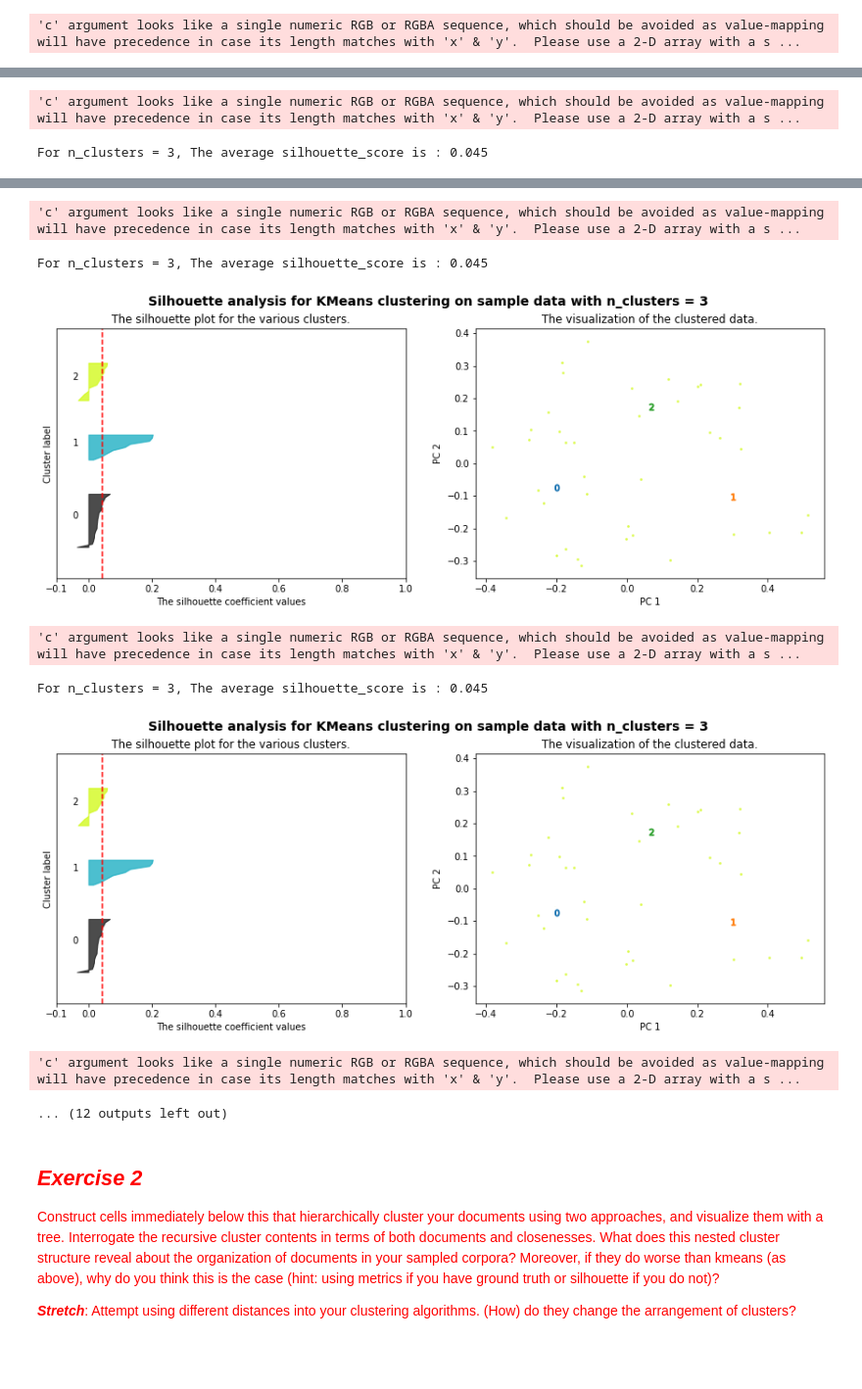
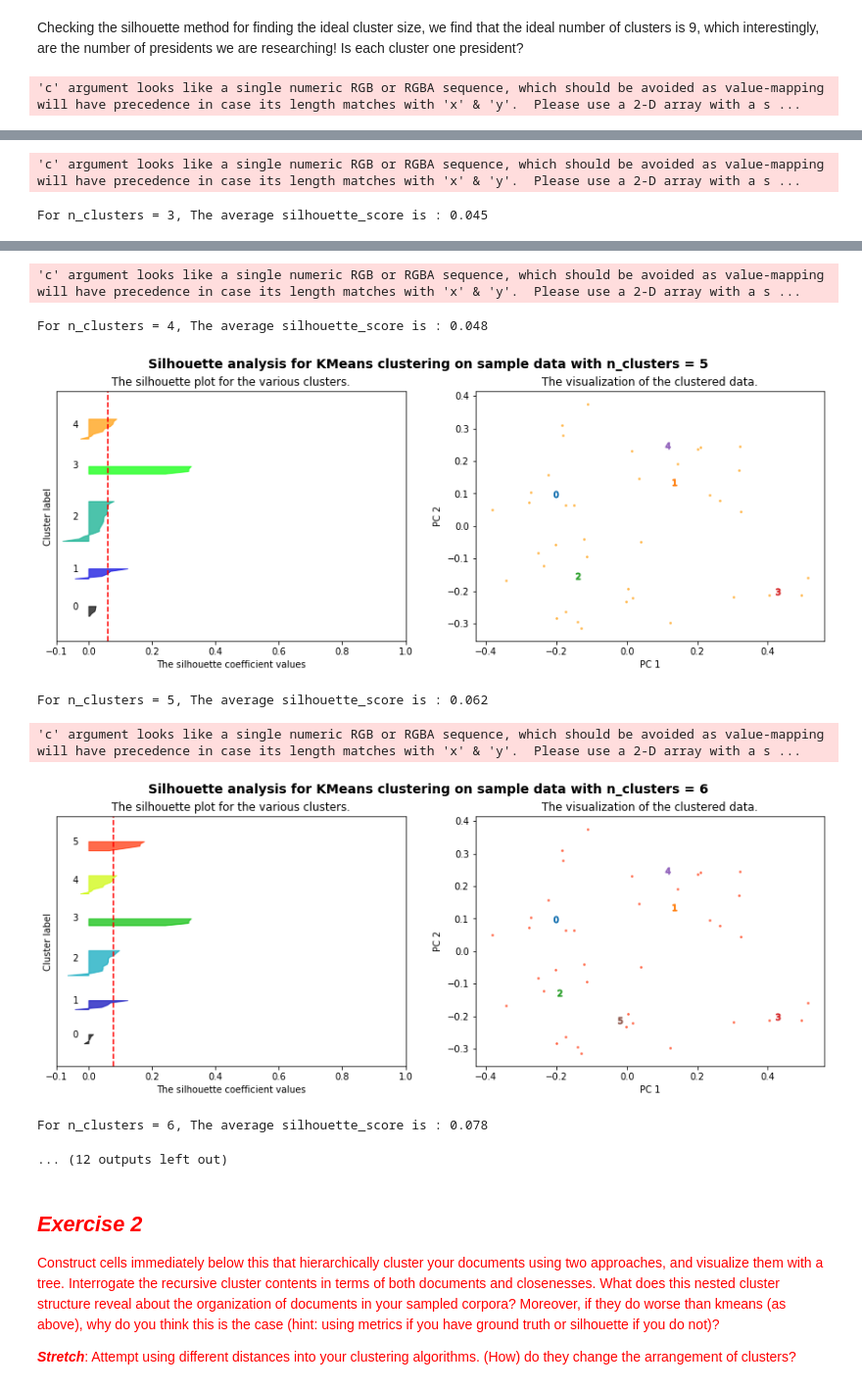
Before and after one commit to ccsuehara/Content-Analysis-2020, a Jupyter notebook: week-6/HW6_doing.ipynb, the cells around one changed output, grey strips where cells are left out. Shown at 98% size. Drawn from its saved outputs; the diff is of its cells as text; code cells hidden in the pictures; blank space fills up the shorter version.

Commit message:
please grade HW6_doing

```diff
--- a/week-6/HW6_doing.ipynb
+++ b/week-6/HW6_doing.ipynb
@@ -50,7 +50,7 @@ stop_words = get_stop_words('es')
 # %%
 def loadcorpus2(corpus_name, corpus_style="text"):
     texts_raw = {}
-    for file in os.listdir(corpus_name + "/"):
+    for file in listdir(corpus_name + "/"):
         file2 = corpus_name + "/" + file
         print(file)
         texts_raw[file] = []
@@ -59,6 +59,6 @@ def loadcorpus2(corpus_name, corpus_style="text"):
                 texts_raw[file].append(line)
     return texts_raw
 # %%
-speeches_dir = 'data/presidentialSpeechPeru/txt'
+speeches_dir = '/content/txt'
 speeches_raw = loadcorpus2(speeches_dir)
 # %% [output]
@@ -408,12 +418,14 @@ def plotSilhouette2(n_clusters, X, reduced_data, pca):
     plt.show()
     print("For n_clusters = {}, The average silhouette_score is : {:.3f}".format(n_clusters, silhouette_avg))
     return silhouette_avg
+# %% [markdown]
+Checking the silhouette method for finding the ideal cluster size, we find that the ideal number of clusters is 9, which interestingly, are the number of presidents we are researching! Is each cluster one president?
 # %%
 X = speechTFVects.toarray()
 max_sil = 0
 n_clus=0
 for c in [3,4,5,6,7,8,9,10]:
-    sil = plotSilhouette2(3, X, reducedPCA_speechData, speechPCA)
+    sil = plotSilhouette2(c, X, reducedPCA_speechData, speechPCA)
     if sil > max_sil:
         max_sil = sil
         n_clus = c
@@ -426,10 +438,10 @@ For n_clusters = 3, The average silhouette_score is : 0.045
 'c' argument looks like a single numeric RGB or RGBA sequence, which should be avoided as value-mapping will have precedence in case its length matches with 'x' & 'y'.  Please use a 2-D array with a s ...
-For n_clusters = 3, The average silhouette_score is : 0.045
+For n_clusters = 4, The average silhouette_score is : 0.048
-[figure, old version]
+[figure, new version]
-'c' argument looks like a single numeric RGB or RGBA sequence, which should be avoided as value-mapping will have precedence in case its length matches with 'x' & 'y'.  Please use a 2-D array with a s ...
+For n_clusters = 5, The average silhouette_score is : 0.062
-For n_clusters = 3, The average silhouette_score is : 0.045
+'c' argument looks like a single numeric RGB or RGBA sequence, which should be avoided as value-mapping will have precedence in case its length matches with 'x' & 'y'.  Please use a 2-D array with a s ...
-[figure, old version]
+[figure, new version]
-'c' argument looks like a single numeric RGB or RGBA sequence, which should be avoided as value-mapping will have precedence in case its length matches with 'x' & 'y'.  Please use a 2-D array with a s ...
+For n_clusters = 6, The average silhouette_score is : 0.078
 ... (12 outputs left out)
 # %% [markdown]
 ## <span style="color:red">*Exercise 2*</span>
```
Also changed, not shown: parts of 41 cells of this notebook.
